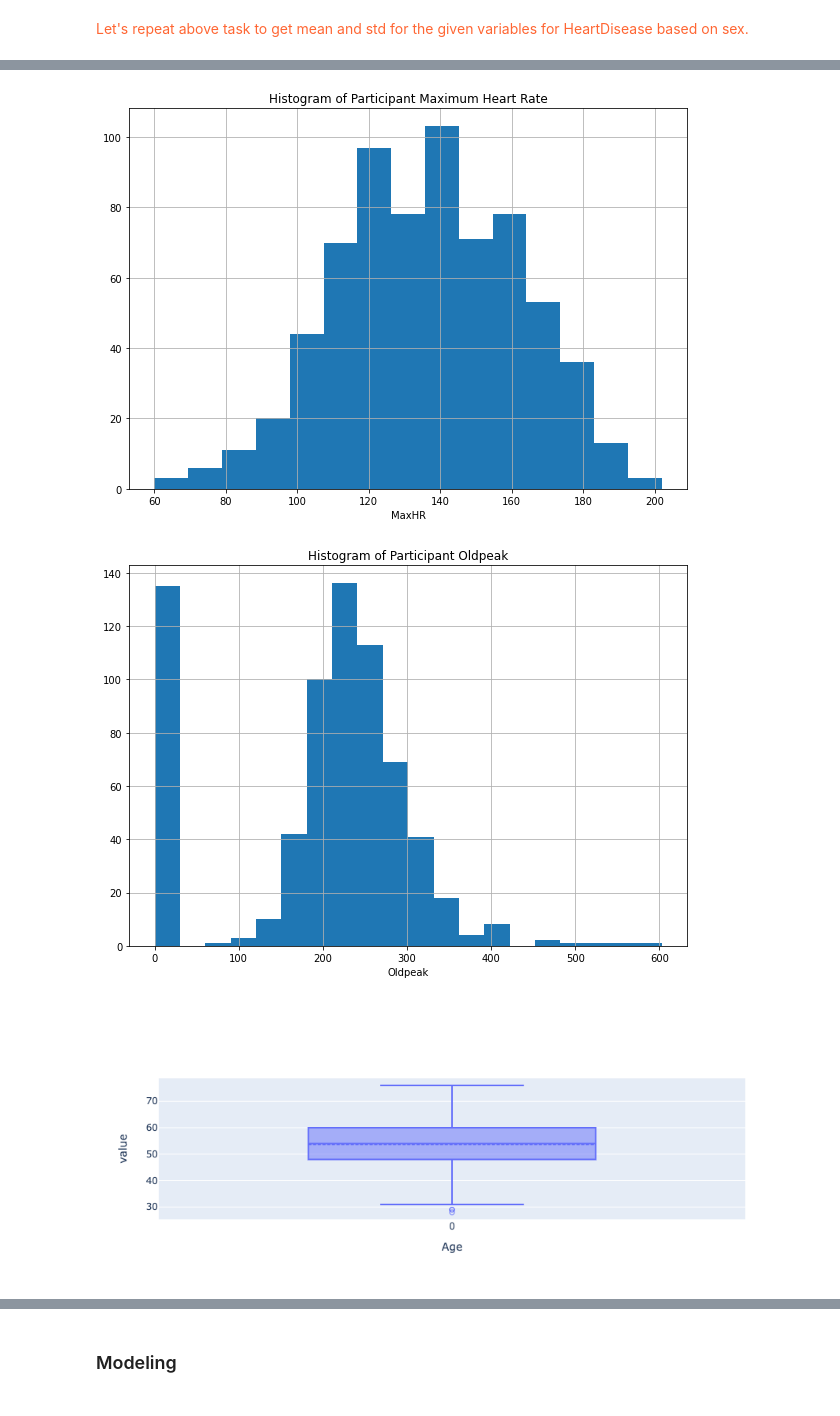
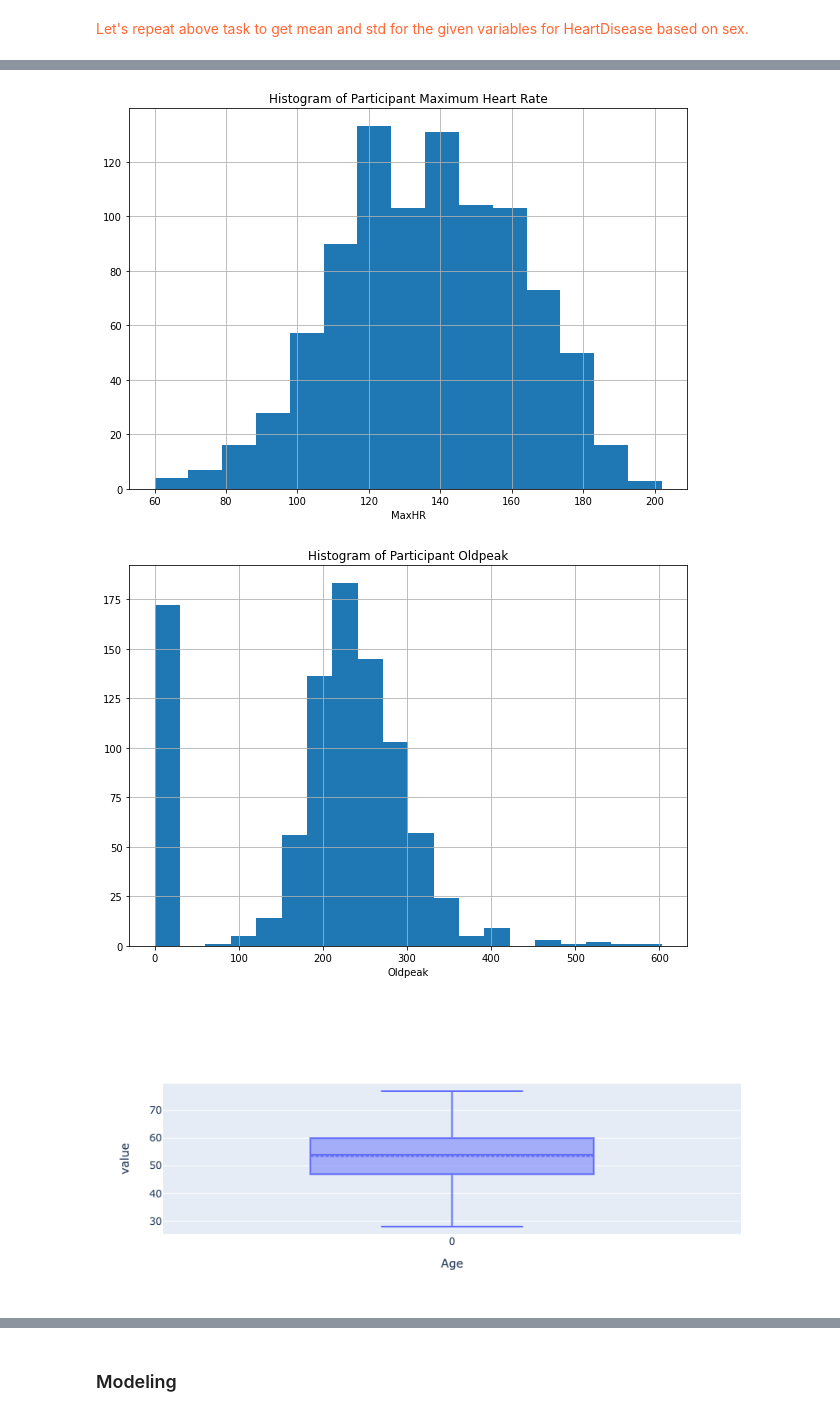
Before and after one commit to akoncsugit/HeartFailure, a Jupyter notebook: FinalProject.ipynb, the cells around one changed output, grey strips where cells are left out. Drawn from its saved outputs; the diff is of its cells as text; code cells hidden in the pictures.

```diff
--- a/FinalProject.ipynb
+++ b/FinalProject.ipynb
@@ -236,14 +223,14 @@ plt.show()
 # %%
-pd_train.MaxHR.hist(bins = 15)
+pd_heart.MaxHR.hist(bins = 15)
 plt.xlabel("MaxHR")
 plt.title("Histogram of Participant Maximum Heart Rate")
 plt.show()
 # %% [output]
-[figure, old version]
+[figure, new version]
 # %%
-pd_train.Cholesterol.hist(bins = 20)
+pd_heart.Cholesterol.hist(bins = 20)
 plt.xlabel("Oldpeak")
 plt.title("Histogram of Participant Oldpeak")
 plt.show()
 # %% [output]
-[figure, old version]
+[figure, new version]
@@ -252,5 +237,5 @@ numpd_train = pd_train[['HeartDisease', 'Age','RestingBP','Cholesterol','MaxHR',
 # %%
-psdf_train['Age'].plot.box()
+psdf_heart['Age'].plot.box()
 # %% [output]
-[figure, old version]
+[figure, new version]
 # %%
```
Also changed, not shown: parts of 44 cells of this notebook, 1 other file.
